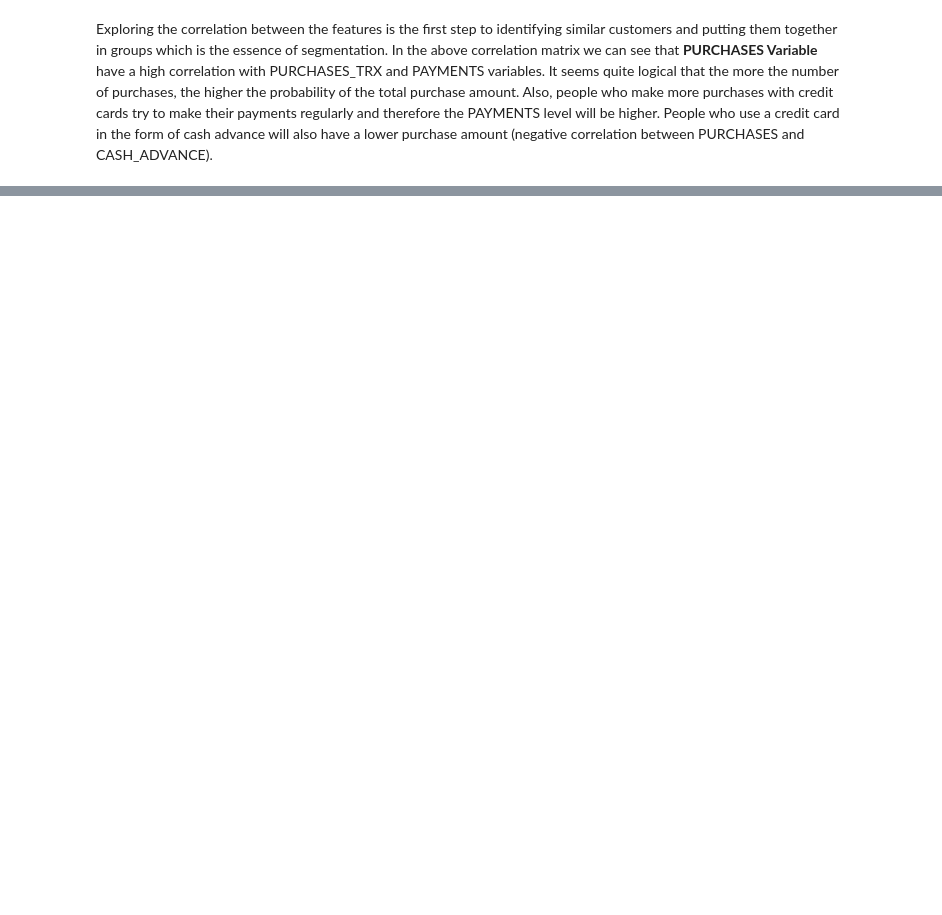
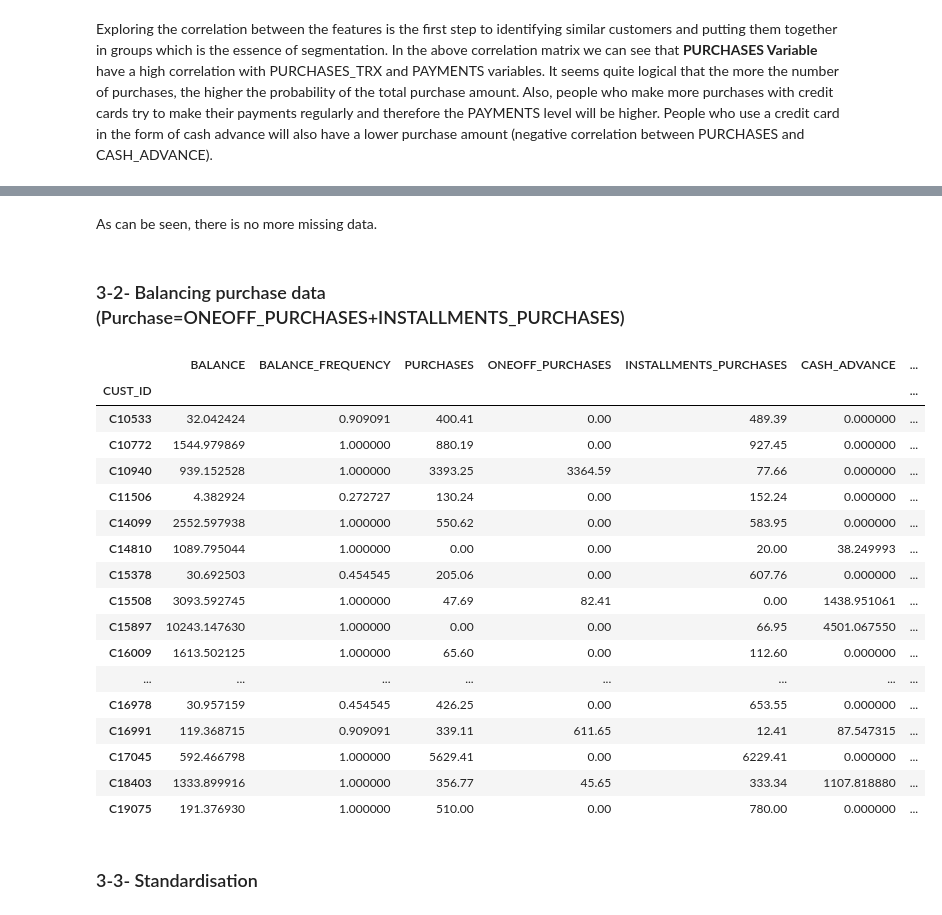
Before and after one commit to MostafaGorgani/CreditCardCustomers-segmentation, a Jupyter notebook: 1-Creditcard customers clustering/CreditCardCustomers Segmentation.ipynb, the cells around one changed output, grey strips where cells are left out. Saved outputs shown, nothing was run; the diff lists cells and outputs as text; code cells hidden in the pictures; blank space fills up the shorter version.

```diff
--- a/1-Creditcard customers clustering/CreditCardCustomers Segmentation.ipynb
+++ b/1-Creditcard customers clustering/CreditCardCustomers Segmentation.ipynb
@@ -66,0 +122,2 @@ NameError: name 'data_seg' is not defined
+# %%
+data_seg['CREDIT_LIMIT'].fillna(data_seg['CREDIT_LIMIT'].median(),inplace=True)
@@ -66,0 +147,2 @@ NameError: name 'data_seg' is not defined
+# %%
+data_seg['MINIMUM_PAYMENTS'].fillna(data_seg['MINIMUM_PAYMENTS'].mean(),inplace=True)
@@ -66,0 +170,27 @@ NameError: name 'data_seg' is not defined
+# %% [markdown]
+As can be seen, there is no more missing data.
+# %% [markdown]
+### 3-2- Balancing purchase data (Purchase=ONEOFF_PURCHASES+INSTALLMENTS_PURCHASES)
+# %%
+UnbalPurchase=data_seg.loc[round(data_seg['PURCHASES'],2)!=round((data_seg['ONEOFF_PURCHASES']\
+                           +data_seg['INSTALLMENTS_PURCHASES']),2)]
+UnbalPurchase
+# %% [output]
+|  | BALANCE | BALANCE_FREQUENCY | PURCHASES | ONEOFF_PURCHASES | INSTALLMENTS_PURCHASES | CASH_ADVANCE | ... |
+| CUST_ID |  |  |  |  |  |  | ... |
+| C10533 | 32.042424 | 0.909091 | 400.41 | 0.00 | 489.39 | 0.000000 | ... |
+| C10772 | 1544.979869 | 1.000000 | 880.19 | 0.00 | 927.45 | 0.000000 | ... |
+| C10940 | 939.152528 | 1.000000 | 3393.25 | 3364.59 | 77.66 | 0.000000 | ... |
+| C11506 | 4.382924 | 0.272727 | 130.24 | 0.00 | 152.24 | 0.000000 | ... |
+| C14099 | 2552.597938 | 1.000000 | 550.62 | 0.00 | 583.95 | 0.000000 | ... |
+| C14810 | 1089.795044 | 1.000000 | 0.00 | 0.00 | 20.00 | 38.249993 | ... |
+| C15378 | 30.692503 | 0.454545 | 205.06 | 0.00 | 607.76 | 0.000000 | ... |
+| C15508 | 3093.592745 | 1.000000 | 47.69 | 82.41 | 0.00 | 1438.951061 | ... |
+| C15897 | 10243.147630 | 1.000000 | 0.00 | 0.00 | 66.95 | 4501.067550 | ... |
+| C16009 | 1613.502125 | 1.000000 | 65.60 | 0.00 | 112.60 | 0.000000 | ... |
+| ... | ... | ... | ... | ... | ... | ... | ... |
+| C16978 | 30.957159 | 0.454545 | 426.25 | 0.00 | 653.55 | 0.000000 | ... |
+| C16991 | 119.368715 | 0.909091 | 339.11 | 611.65 | 12.41 | 87.547315 | ... |
+| C17045 | 592.466798 | 1.000000 | 5629.41 | 0.00 | 6229.41 | 0.000000 | ... |
+| C18403 | 1333.899916 | 1.000000 | 356.77 | 45.65 | 333.34 | 1107.818880 | ... |
+| C19075 | 191.376930 | 1.000000 | 510.00 | 0.00 | 780.00 | 0.000000 | ... |
@@ -66,0 +200,2 @@ NameError: name 'data_seg' is not defined
+# %% [markdown]
+### 3-3- Standardisation
```
Also changed, not shown: parts of 15 cells of this notebook.
